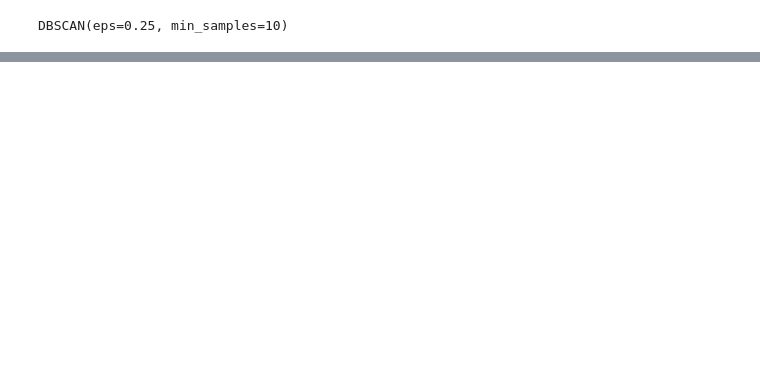
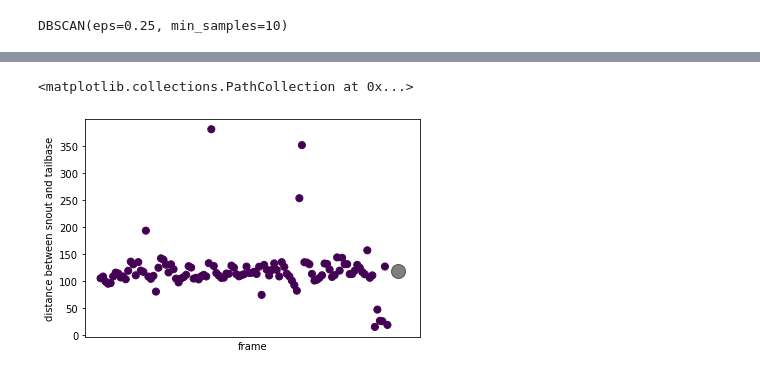
Before and after one commit to clara-rossignol/Bachelor-Project, a Jupyter notebook: clustering-finding-outliers.ipynb, the cells around one changed output, grey strips where cells are left out. Cells and saved outputs as stored; diff of their text form; code cells hidden in the pictures; blank space fills up the shorter version.

```diff
--- a/clustering-finding-outliers.ipynb
+++ b/clustering-finding-outliers.ipynb
@@ -191,0 +301,7 @@ plt.show()
+# %%
+# defining the kmeans function
+kmeans = KMeans(n_clusters=1)
+
+# fitting the k means algorithm on data
+kmeans.fit(data)
+y_kmeans = kmeans.predict(data)
@@ -191,0 +311,10 @@ plt.show()
+# %%
+plt.scatter(data.index, data, c=y_kmeans, s=50, cmap='viridis')
+centers = kmeans.cluster_centers_
+plt.tick_params(axis='x',which='both',bottom=False,top=False,labelbottom=False)
+plt.ylabel('distance between snout and tailbase')
+plt.xlabel('frame')
+plt.scatter(centers, centers, c='black', s=200, alpha=0.5)
+# %% [output]
+<matplotlib.collections.PathCollection at 0x...>
+[figure, added]
```
Also changed, not shown: parts of 36 cells of this notebook, 3 other files.
